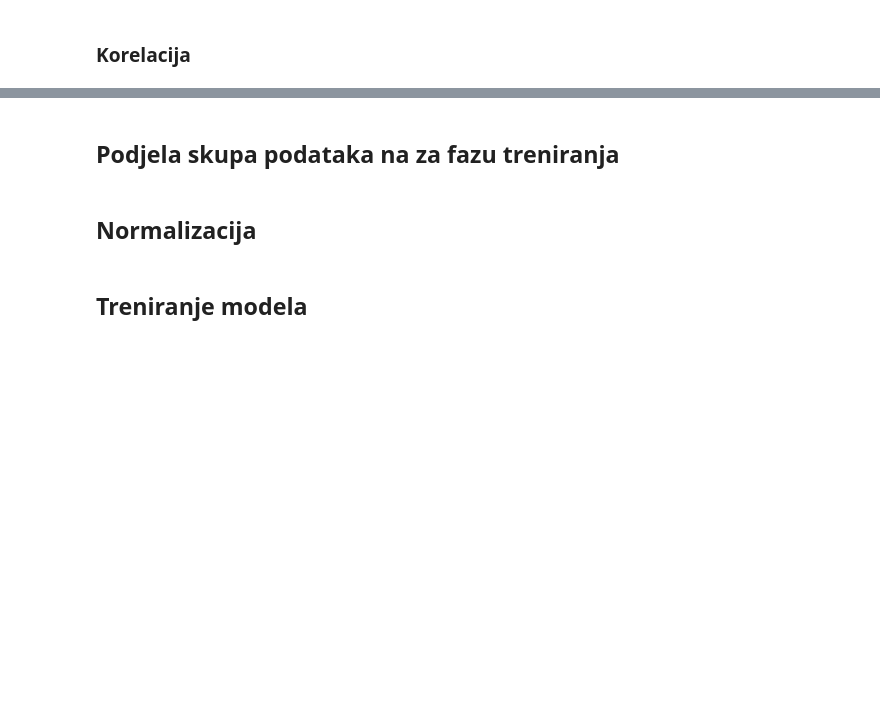
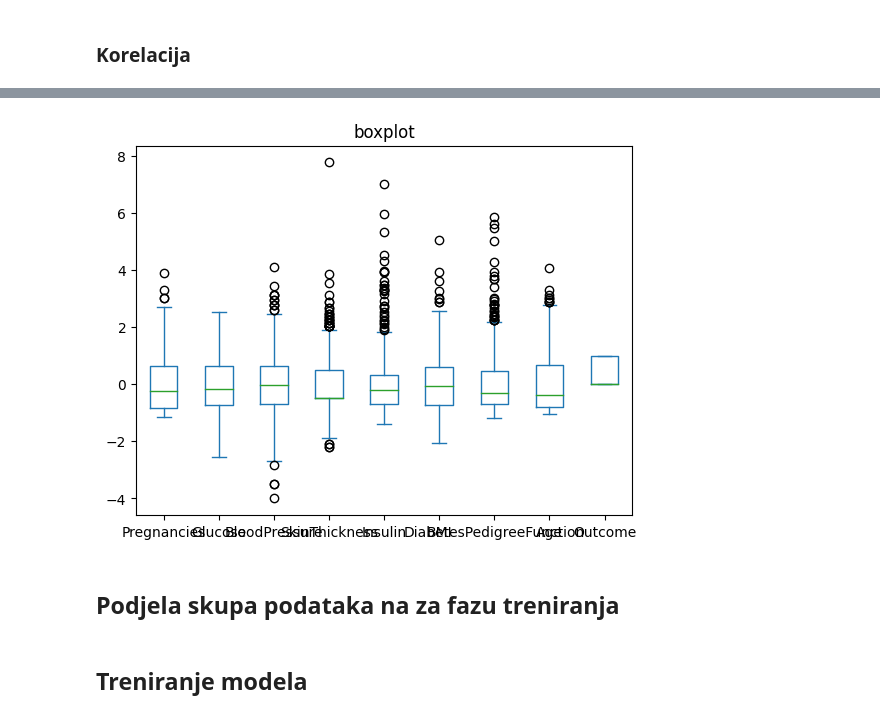
Before and after one commit to pb7932/UZOP, a Jupyter notebook: UZOP_PetarBenjak_diabetes.ipynb, the cells around one changed output, grey strips where cells are left out. Saved outputs shown, nothing was run; the diff lists cells and outputs as text; code cells hidden in the pictures; blank space fills up the shorter version.

```diff
--- a/UZOP_PetarBenjak_diabetes.ipynb
+++ b/UZOP_PetarBenjak_diabetes.ipynb
@@ -261,3 +260,15 @@ corr.style.background_gradient(cmap='BuPu', axis=None)
+# %%
+df_z_normalized = df.copy()
+
+# Ne želimo normalizirati Outcome kolonu
+for column in df.loc[:, df.columns != 'Outcome'].columns:
+    df_z_normalized[column] = (df[column] -
+                           df[column].mean()) / df_z_normalized[column].std()
+# %%
+ax = df_z_normalized.plot(kind='box', title='boxplot')
+plt.show()
+# %% [output]
+[figure, added]
 # %% [markdown]
 ## Podjela skupa podataka na za fazu treniranja
 # %%
@@ -274,7 +285,5 @@ y_val = df_val['Outcome']
 
 X_test = df_test.drop(['Outcome'], axis=1)
 y_test = df_test['Outcome']
-# %% [markdown]
-## Normalizacija
 # %% [markdown]
 ## Treniranje modela
```
Also changed, not shown: parts of 4 cells of this notebook.
